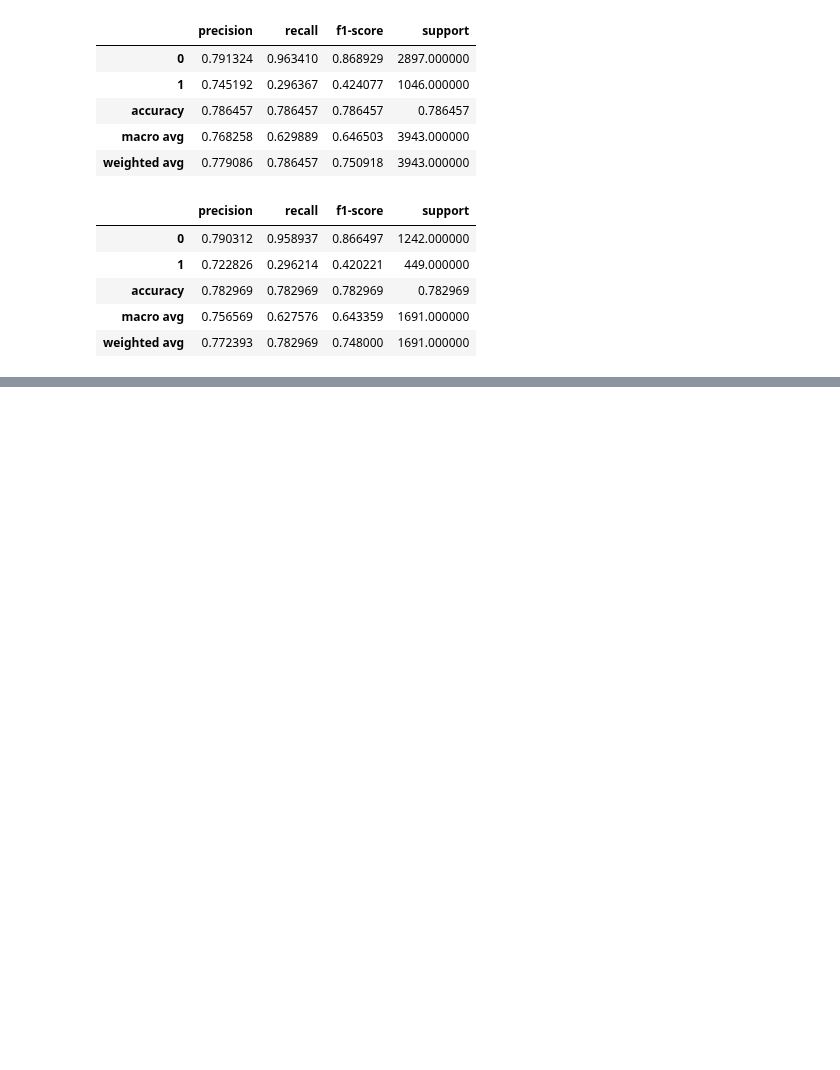
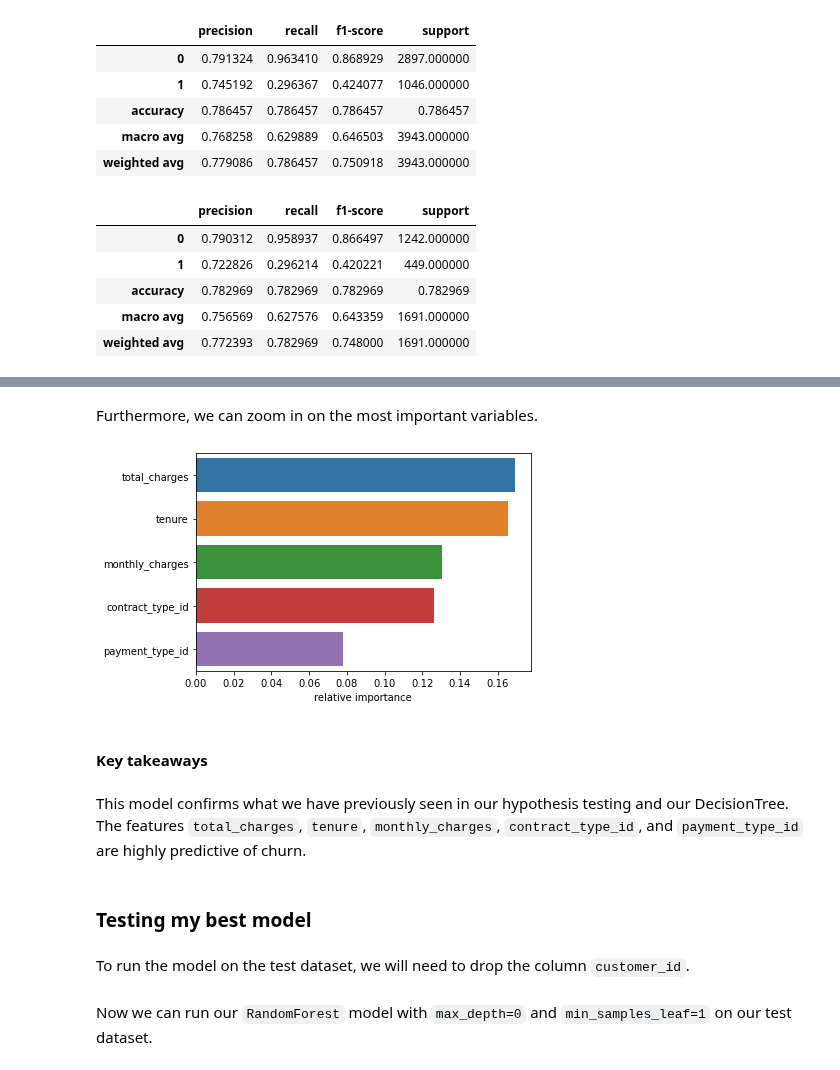
Before and after one commit to malachi-hale/Telco-project, a Jupyter notebook: Final project.ipynb, the cells around one changed output, grey strips where cells are left out. Cells and saved outputs as stored; diff of their text form; code cells hidden in the pictures; blank space fills up the shorter version.

```diff
--- a/Final project.ipynb
+++ b/Final project.ipynb
@@ -725,0 +905,14 @@ display(report_decision_tree_depth_3_validate)
+# %% [markdown]
+Furthermore, we can zoom in on the most important variables.
+# %%
+relative_importances = sns.barplot(x=feature_importances['relative importance'][0:5], y=feature_importances.index[0:5])
+# %% [output]
+[figure, added]
+# %% [markdown]
+#### Key takeaways
+# %% [markdown]
+This model confirms what we have previously seen in our hypothesis testing and our DecisionTree. The features `total_charges`, `tenure`, `monthly_charges`, `contract_type_id`, and `payment_type_id` are highly predictive of churn.
+# %% [markdown]
+### Testing my best model
+# %% [markdown]
+To run the model on the test dataset, we will need to drop the column `customer_id`.
@@ -725,0 +921,2 @@ display(report_decision_tree_depth_3_validate)
+# %% [markdown]
+Now we can run our `RandomForest` model with `max_depth=0` and `min_samples_leaf=1` on our test dataset.
```
Also changed, not shown: parts of 45 cells of this notebook, 5 other files.
